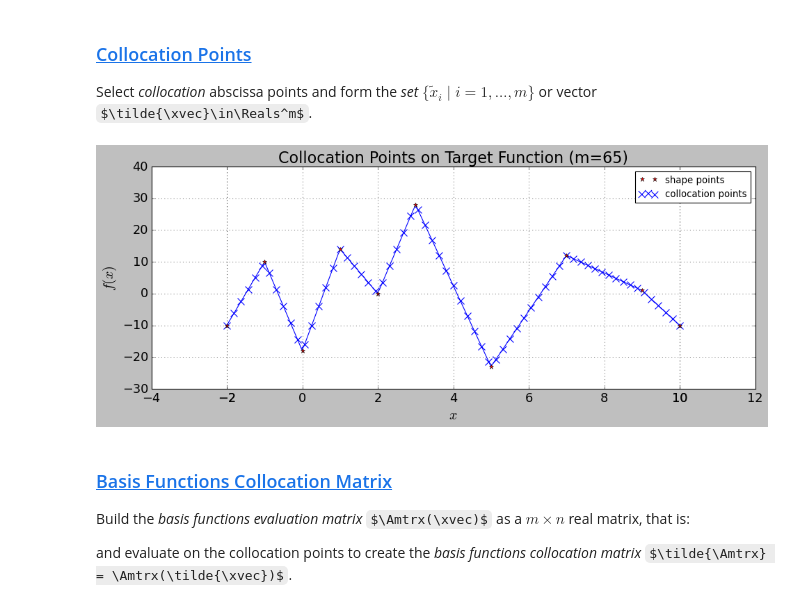
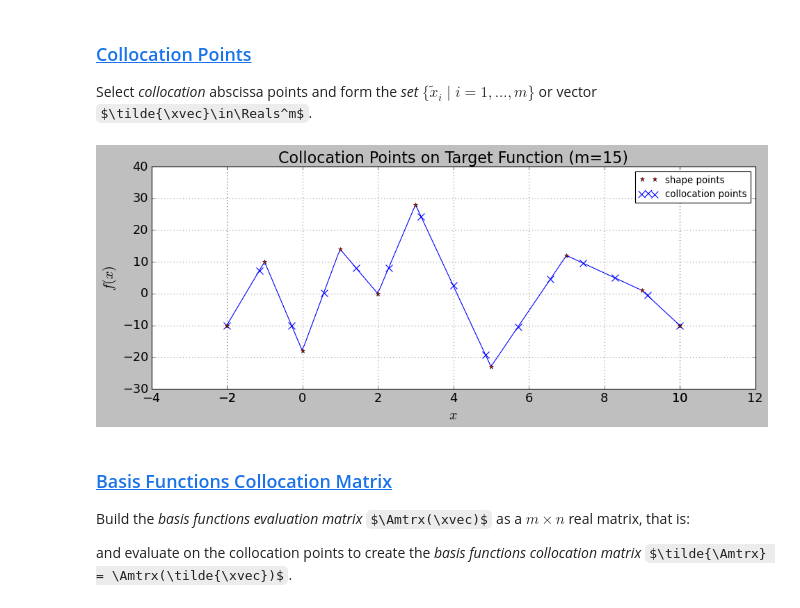
Before and after one commit to dpploy/engy-5330, a Jupyter notebook: notebooks/03-wavelets-lsq-residual.ipynb, the cells around one changed output. Saved outputs shown, nothing was run; the diff lists cells and outputs as text; code cells hidden in the pictures; some formulas as TeX source.

```diff
--- a/notebooks/03-wavelets-lsq-residual.ipynb
+++ b/notebooks/03-wavelets-lsq-residual.ipynb
@@ -131,15 +131,15 @@ Select *collocation* abscissa points and form the *set* $\{\tilde{x}_i \mid i=1,
 # %%
 '''Collocation abscissa points'''
 
 import numpy as np
 
-m = 65
+m = 15
 
 x_tilde_pts = np.linspace(x_min, x_max, m)
 
 f.plot(n_plot_pts=200, show_x_pts=x_tilde_pts, show_shape_pts=True, title='Collocation Points on Target Function (m='+str(m)+')')
 # %% [output]
-[figure, old version]
+[figure, new version]
 # %% [markdown]
 ### [Basis Functions Collocation Matrix](#toc)<a id="coll-matrix"></a>
 
```
Also changed, not shown: parts of 9 cells of this notebook, 5 other files.
